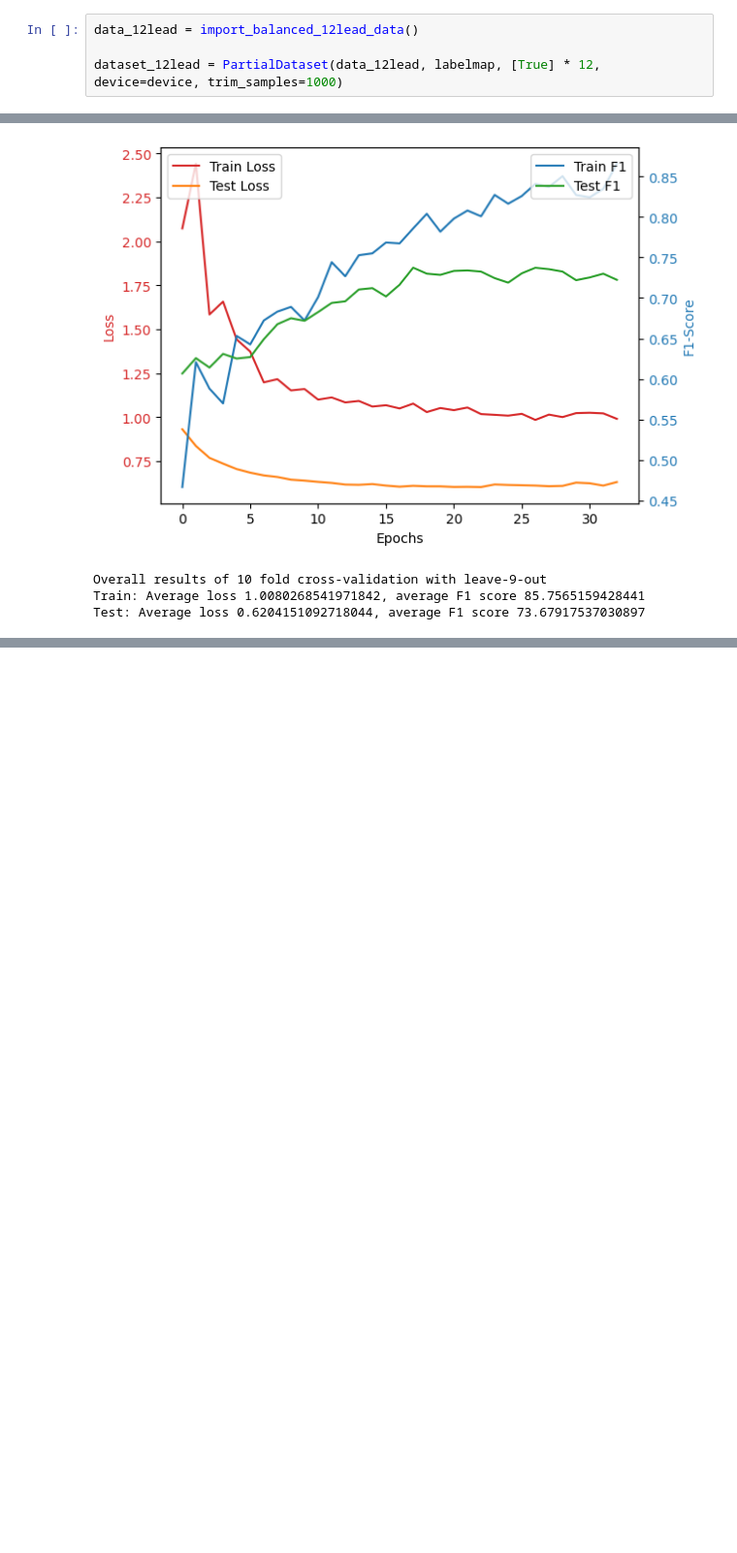
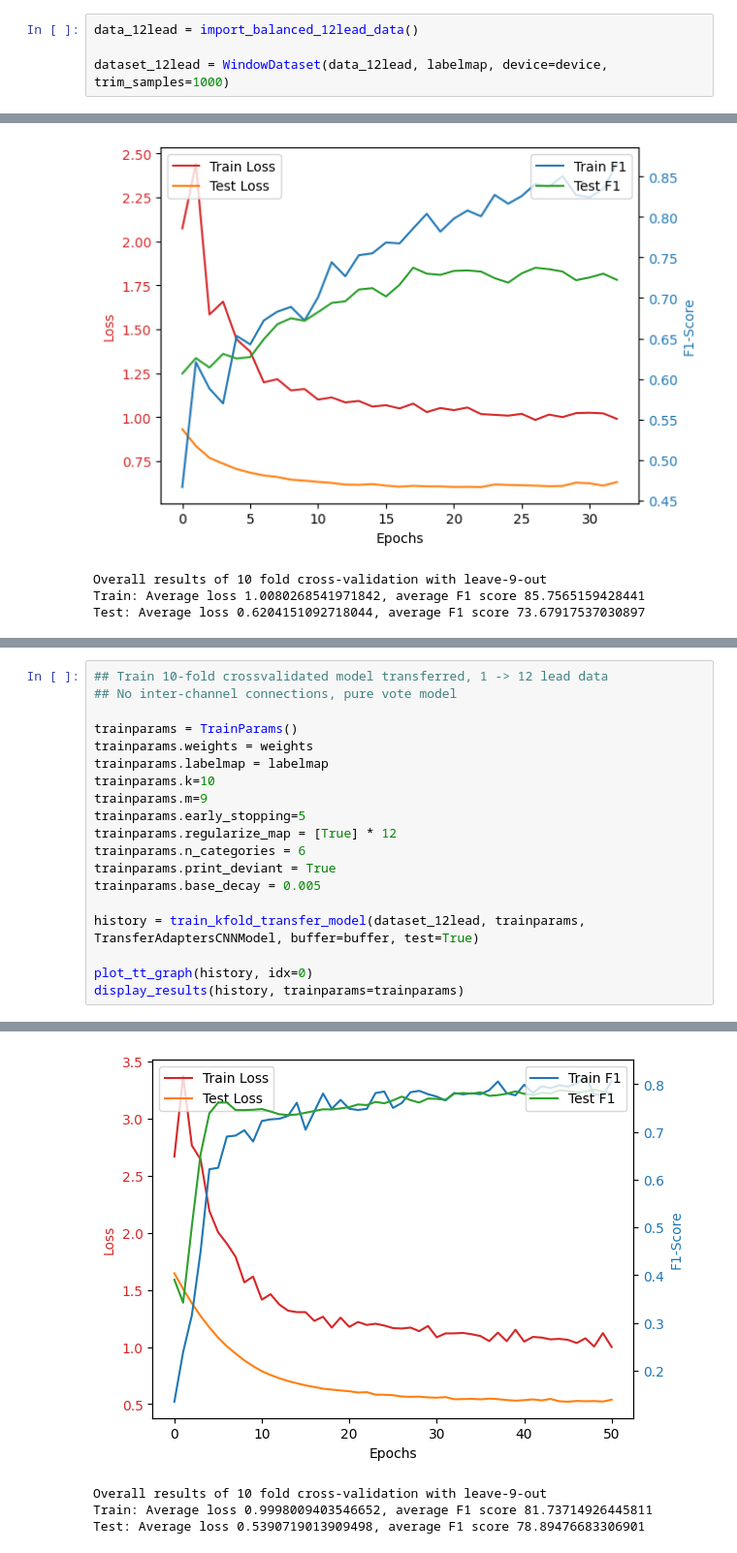
Before and after one commit to MattyAB/ecg_transfer, a Jupyter notebook: ecg.ipynb, the cells around one changed output, grey strips where cells are left out. Shown at 97% size. Saved outputs shown, nothing was run; the diff lists cells and outputs as text; blank space fills up the shorter version.

```diff
--- a/ecg.ipynb
+++ b/ecg.ipynb
@@ -73,4 +40,4 @@ class PartialDataset(WindowDataset):
 # %%
 data_12lead = import_balanced_12lead_data()
 
-dataset_12lead = PartialDataset(data_12lead, labelmap, [True] * 12, device=device, trim_samples=1000)
+dataset_12lead = WindowDataset(data_12lead, labelmap, device=device, trim_samples=1000)
@@ -699,0 +670,20 @@ Test: Average loss 0.6204151092718044, average F1 score 73.67917537030897
+# %%
+## Train 10-fold crossvalidated model transferred, 1 -> 12 lead data
+## No inter-channel connections, pure vote model
+
+trainparams = TrainParams()
+trainparams.weights = weights
+trainparams.labelmap = labelmap
+trainparams.k=10
+trainparams.m=9
+trainparams.early_stopping=5
+trainparams.regularize_map = [True] * 12
+trainparams.n_categories = 6
+trainparams.print_deviant = True
+trainparams.base_decay = 0.005
+
+history = train_kfold_transfer_model(dataset_12lead, trainparams, TransferAdaptersCNNModel, buffer=buffer, test=True)
+
+plot_tt_graph(history, idx=0)
+display_results(history, trainparams=trainparams)
+# %% [output]
@@ -699,0 +698,4 @@ Test: Average loss 0.6204151092718044, average F1 score 73.67917537030897
+[figure, added]
+Overall results of 10 fold cross-validation with leave-9-out
+Train: Average loss 0.9998009403546652, average F1 score 81.73714926445811
+Test: Average loss 0.5390719013909498, average F1 score 78.89476683306901
```
Also changed, not shown: parts of 18 cells of this notebook, 4 other files.
